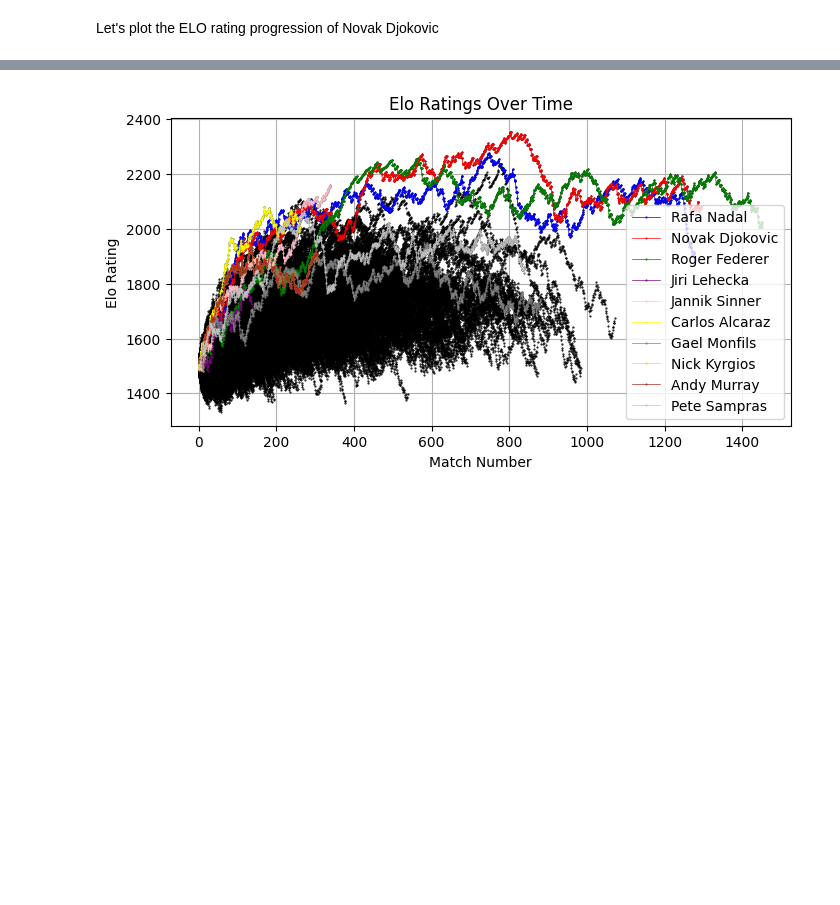
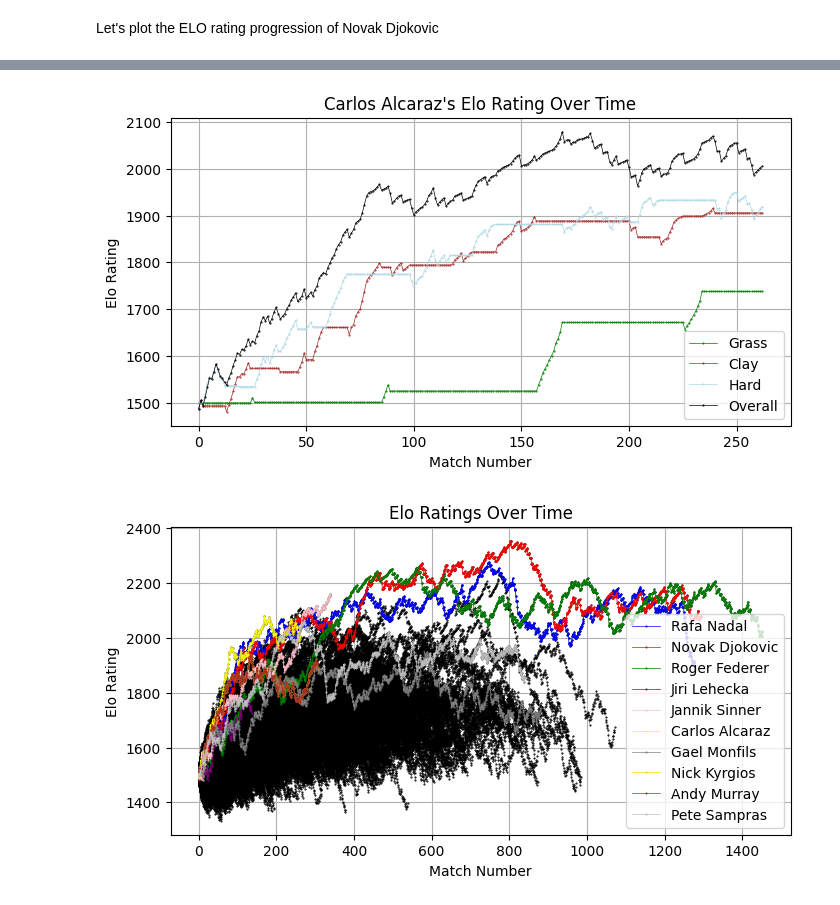
Before and after one commit to theGreen-Coder/random-forest-tennis, a Jupyter notebook: DataPreProcess.ipynb, the cells around one changed output, grey strips where cells are left out. Cells and saved outputs as stored; diff of their text form; code cells hidden in the pictures; blank space fills up the shorter version.

```diff
--- a/DataPreProcess.ipynb
+++ b/DataPreProcess.ipynb
@@ -359,3 +424,7 @@ Let's plot the ELO rating progression of Novak Djokovic
+# %%
+plot_player_elo_graph(207989, "Carlos Alcaraz")
+# %% [output]
+[figure, added]
 # %%
 from IPython.display import display
 %matplotlib inline
```
Also changed, not shown: parts of 63 cells of this notebook, 6 other files.
